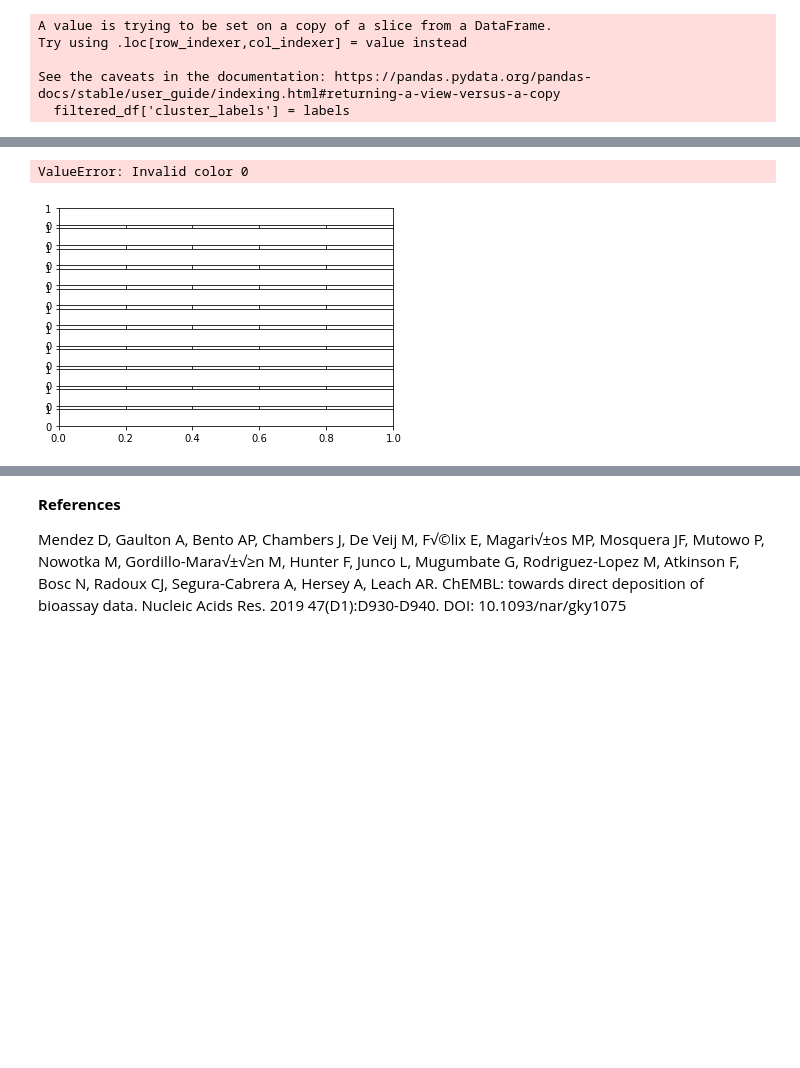
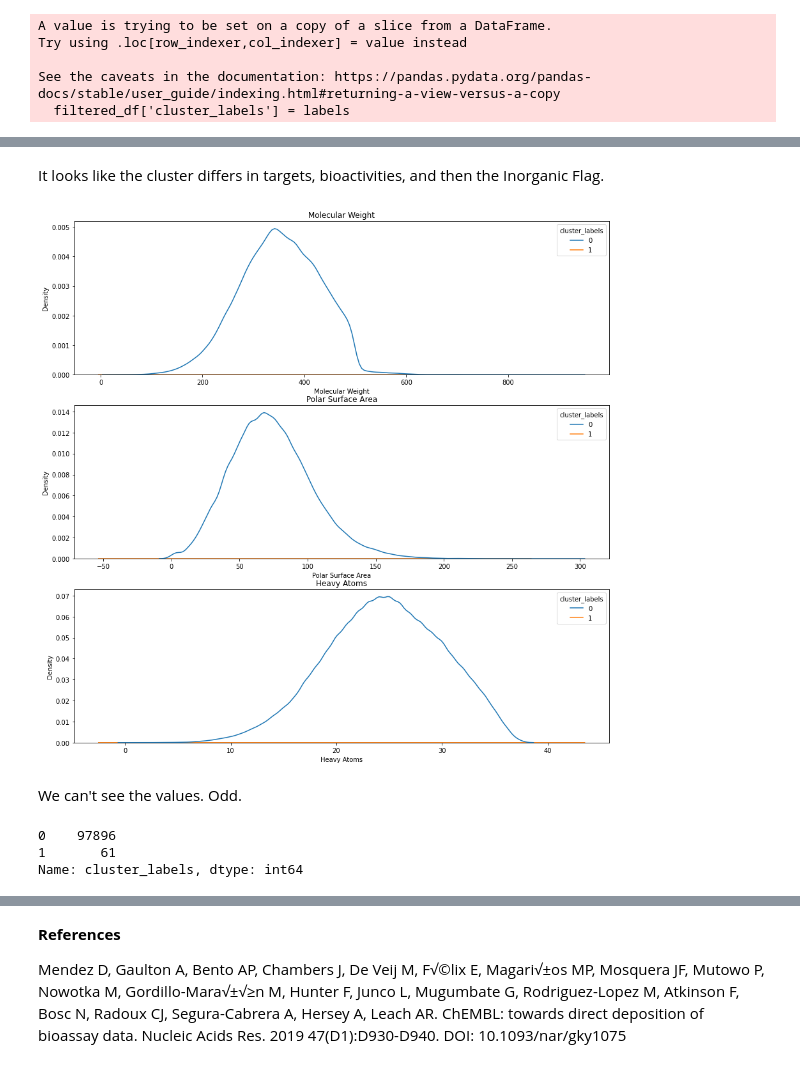
Before and after one commit to dutchengineer-courses/machine-learning-101, a Jupyter notebook: unsupervised-learning/k-means-clustering/chemical-analysis.ipynb, the cells around one changed output, grey strips where cells are left out. Saved outputs shown, nothing was run; the diff lists cells and outputs as text; code cells hidden in the pictures; blank space fills up the shorter version.

```diff
--- a/unsupervised-learning/k-means-clustering/chemical-analysis.ipynb
+++ b/unsupervised-learning/k-means-clustering/chemical-analysis.ipynb
@@ -326,5 +325,20 @@ filtered_df.groupby('cluster_labels').median()
-# %%
-filtered_df.plot(subplots=True,color=filtered_df.cluster_labels, cmap='Set3')
-# %% [output]
-ValueError: Invalid color 0
-[figure, removed]
+# %% [markdown]
+It looks like the cluster differs in targets, bioactivities, and then the Inorganic Flag.
+# %%
+import matplotlib.pyplot as plt
+fig, axes = plt.subplots(nrows = 3, ncols = 1)    # axes is 2d array (3x3)
+axes = axes.flatten()         # Convert axes to 1d array of length 9
+fig.set_size_inches(15, 15)
+
+for ax, col in zip(axes, ['Molecular Weight', 'Polar Surface Area','Heavy Atoms']):
+  sns.kdeplot(data=filtered_df, x=col, hue='cluster_labels',ax = ax).set(title=col)
+# %% [output]
+[figure, added]
+# %% [markdown]
+We can't see the values. Odd.
+# %%
+filtered_df['cluster_labels'].value_counts()
+# %% [output]
+0    97896
+1       61
+Name: cluster_labels, dtype: int64
```
Also changed, not shown: parts of 10 cells of this notebook, 1 other file.
